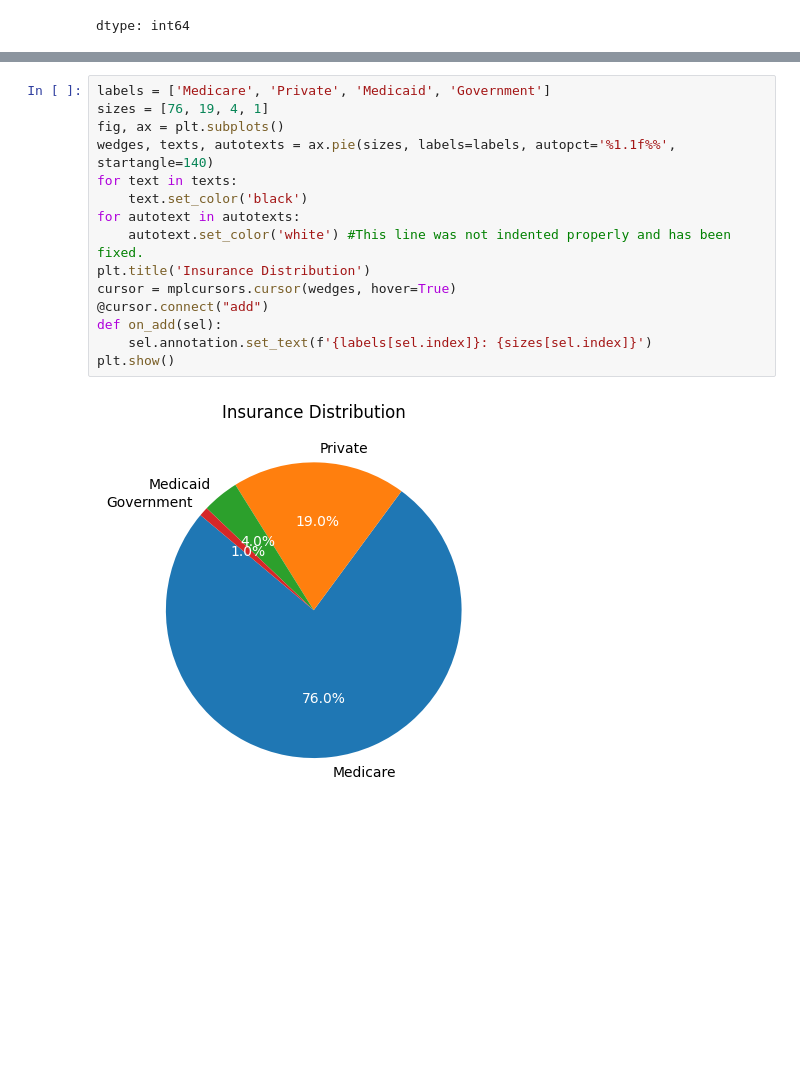
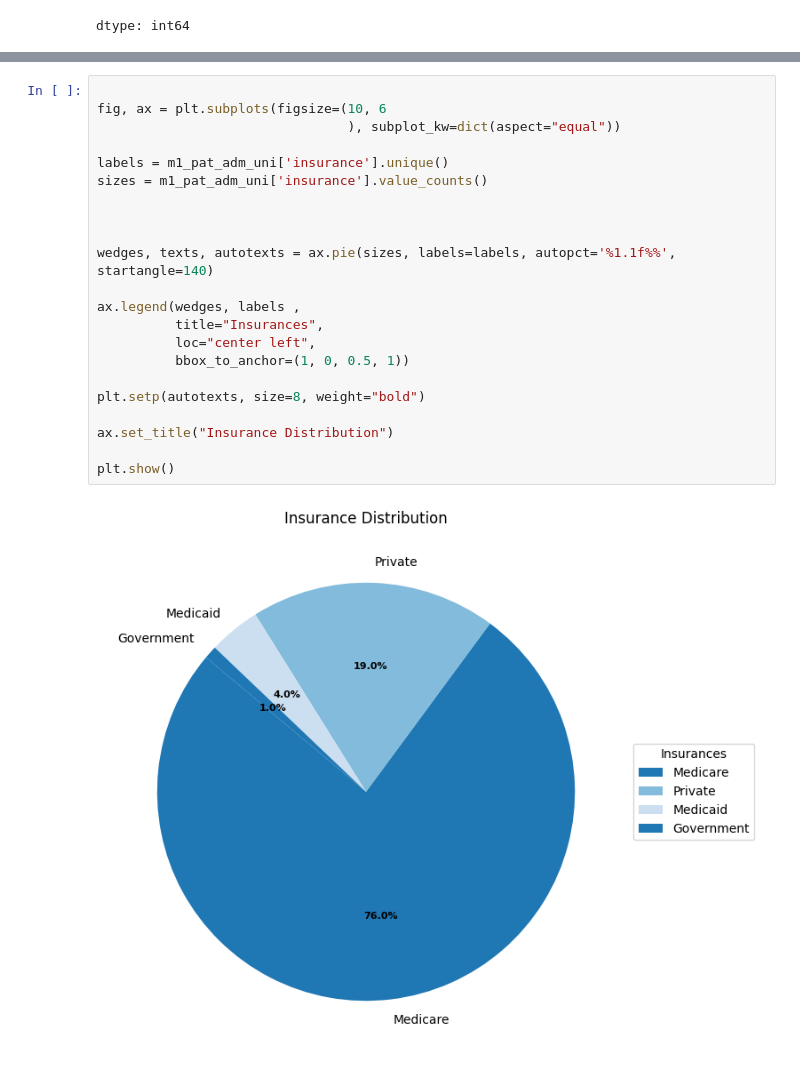
Before and after one commit to kp0007/MSAI_kp35262, a Jupyter notebook: kp_test.ipynb, the cells around one changed output, grey strips where cells are left out. Saved outputs shown, nothing was run; the diff lists cells and outputs as text; blank space fills up the shorter version.

```diff
--- a/kp_test.ipynb
+++ b/kp_test.ipynb
@@ -121,17 +98,24 @@ IndentationError: expected an indented block after 'for' statement on line 7 (<i
-# %%
-labels = ['Medicare', 'Private', 'Medicaid', 'Government']
-sizes = [76, 19, 4, 1]
-fig, ax = plt.subplots()
-wedges, texts, autotexts = ax.pie(sizes, labels=labels, autopct='%1.1f%%', startangle=140)
-for text in texts:
-    text.set_color('black')
-for autotext in autotexts:
-    autotext.set_color('white') #This line was not indented properly and has been fixed.
-plt.title('Insurance Distribution')
-cursor = mplcursors.cursor(wedges, hover=True)
-@cursor.connect("add")
-def on_add(sel):
-    sel.annotation.set_text(f'{labels[sel.index]}: {sizes[sel.index]}')
-plt.show()
-# %% [output]
-[figure, removed]
+# %%
+
+fig, ax = plt.subplots(figsize=(10, 6
+                                ), subplot_kw=dict(aspect="equal"))
+
+labels = m1_pat_adm_uni['insurance'].unique()
+sizes = m1_pat_adm_uni['insurance'].value_counts()
+
+
+
+wedges, texts, autotexts = ax.pie(sizes, labels=labels, autopct='%1.1f%%', startangle=140)
+
+ax.legend(wedges, labels ,
+          title="Insurances",
+          loc="center left",
+          bbox_to_anchor=(1, 0, 0.5, 1))
+
+plt.setp(autotexts, size=8, weight="bold")
+
+ax.set_title("Insurance Distribution")
+
+plt.show()
+# %% [output]
+[figure, added]
```
Also changed, not shown: parts of 2 cells of this notebook.
